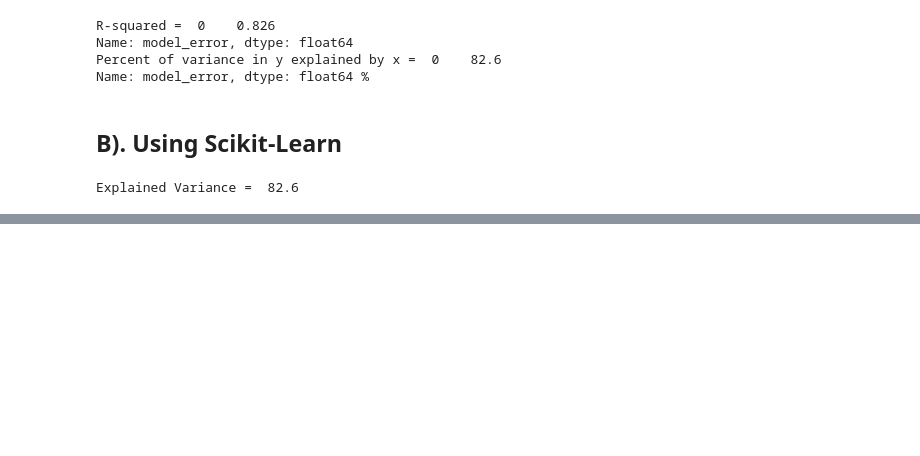
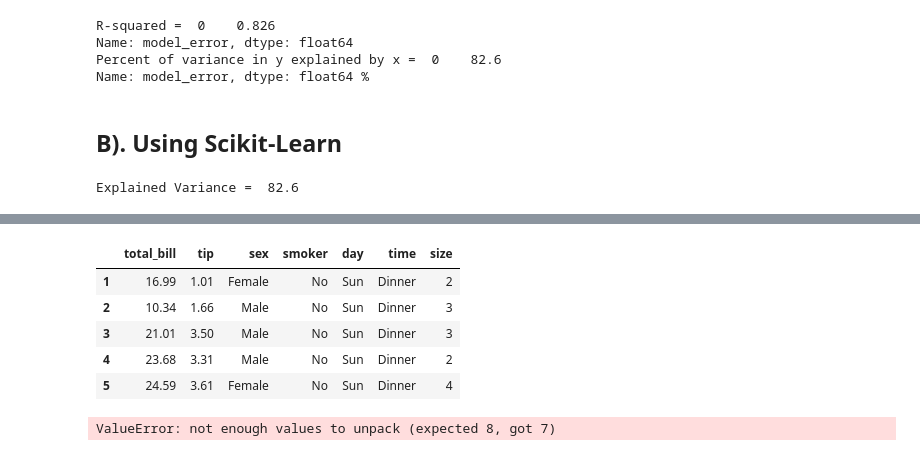
Before and after one commit to stephenkipkurui/regression-exercises, a Jupyter notebook: regression_playground.ipynb, the cells around one changed output, grey strips where cells are left out. Drawn from its saved outputs; the diff is of its cells as text; code cells hidden in the pictures; blank space fills up the shorter version.

```diff
--- a/regression_playground.ipynb
+++ b/regression_playground.ipynb
@@ -404,0 +443,30 @@ https://towardsdatascience.com/linear-regression-explained-1b36f97b7572
+# %%
+tips = get_tips_data()
+tips.head()
+# %% [output]
+|  | total_bill | tip | sex | smoker | day | time | size |
+| 1 | 16.99 | 1.01 | Female | No | Sun | Dinner | 2 |
+| 2 | 10.34 | 1.66 | Male | No | Sun | Dinner | 3 |
+| 3 | 21.01 | 3.50 | Male | No | Sun | Dinner | 3 |
+| 4 | 23.68 | 3.31 | Male | No | Sun | Dinner | 2 |
+| 5 | 24.59 | 3.61 | Female | No | Sun | Dinner | 4 |
+# %%
+# d, X_train_explore, \
+#     X_train_scaled, y_train, \
+#     X_validate_scaled, y_validate, \
+#     X_test_scaled, y_test = wrangle.wrangle_student_math(path)
+
+
+# parameters: f_regression stats test, give me 8 features
+f_selector = SelectKBest(f_regression, k=8)
+
+# find the top 8 X's correlated with y
+f_selector.fit(X_train_scaled, y_train)
+
+# boolean mask of whether the column was selected or not.
+feature_mask = f_selector.get_support()
+
+# get list of top K features.
+f_feature = X_train_scaled.iloc[:,feature_mask].columns.tolist()
+# %% [output]
+ValueError: not enough values to unpack (expected 8, got 7)
```
Also changed, not shown: parts of 21 cells of this notebook.
